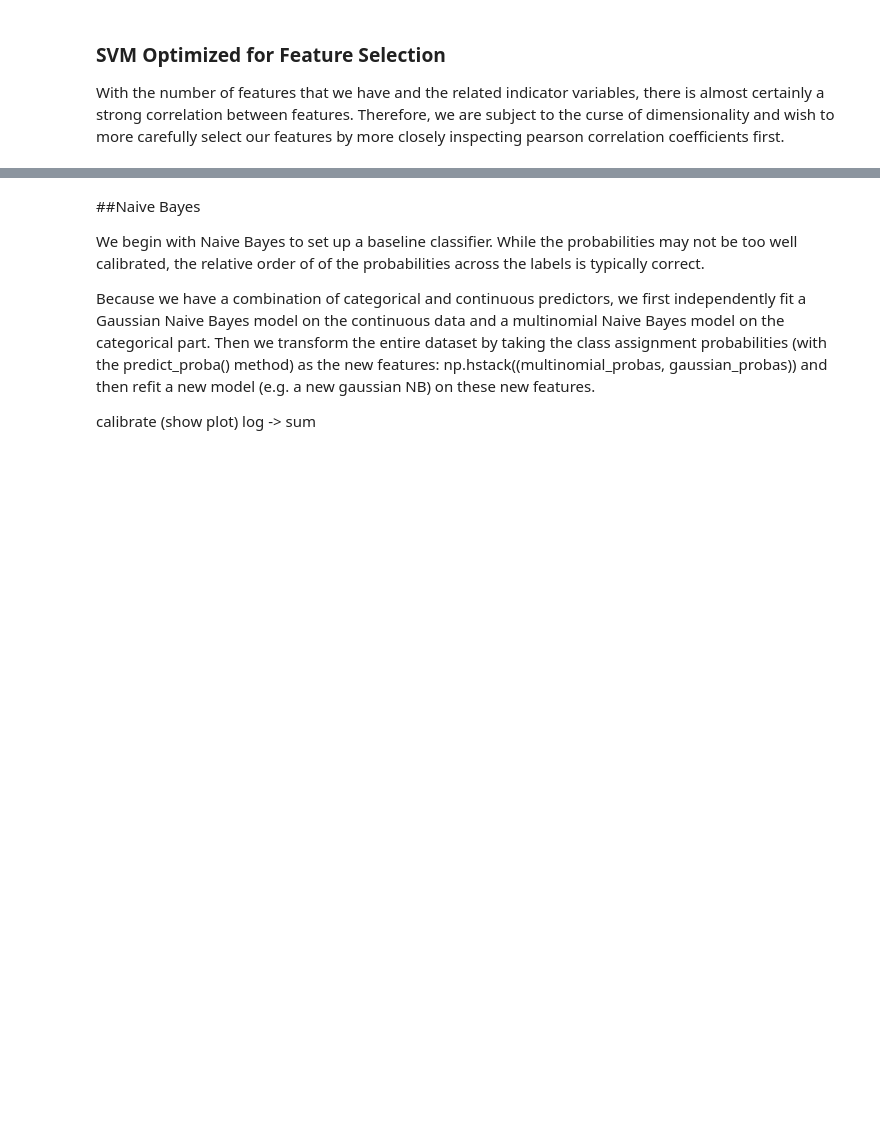
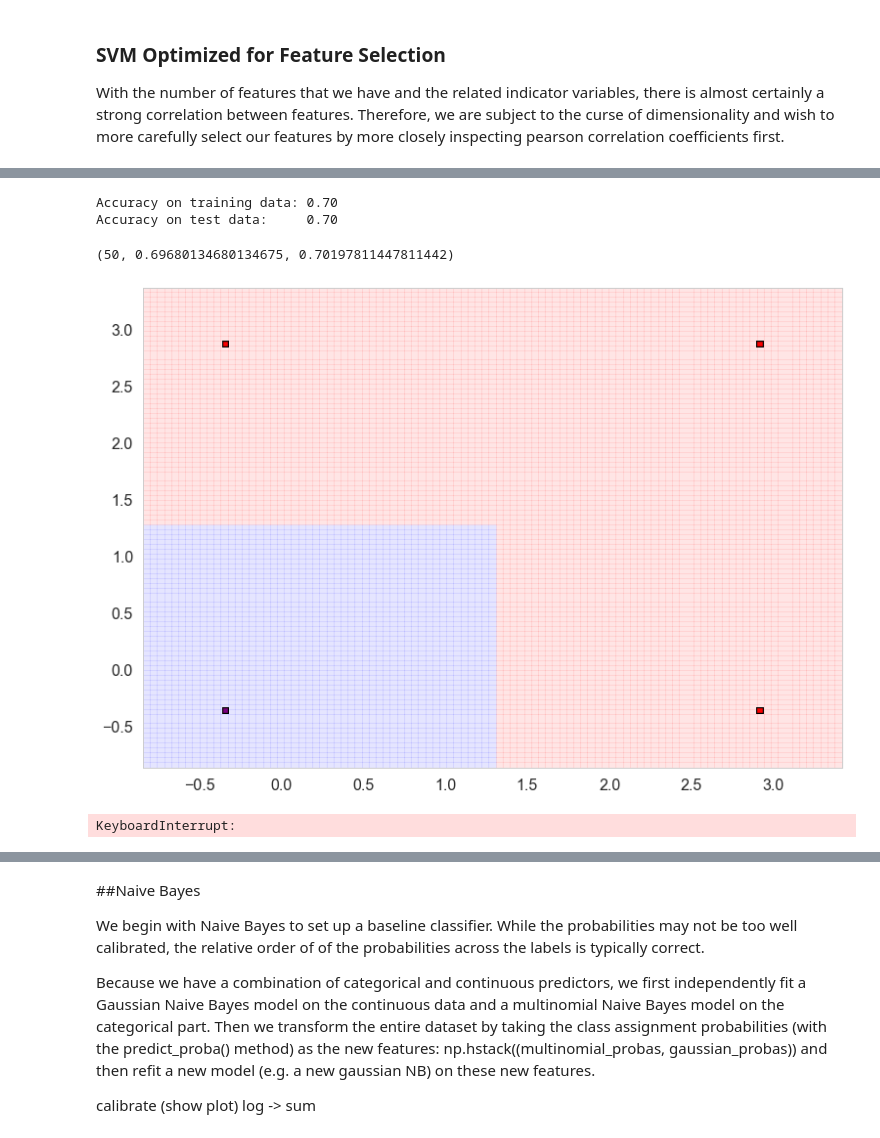
Before and after one commit to lhz1029/WellWatchers, a Jupyter notebook: Data_Exploration_and_Models_Cindy.ipynb, the cells around one changed output, grey strips where cells are left out. Saved outputs shown, nothing was run; the diff lists cells and outputs as text; code cells hidden in the pictures; blank space fills up the shorter version.

```diff
--- a/Data_Exploration_and_Models_Cindy.ipynb
+++ b/Data_Exploration_and_Models_Cindy.ipynb
@@ -469,0 +753,20 @@ With the number of features that we have and the related indicator variables, th
+# %%
+classify(Xs2,ys,50,plotit=True)#run this a few times
+# %% [output]
+Accuracy on training data: 0.70
+Accuracy on test data:     0.70
+(50, 0.69680134680134675, 0.70197811447811442)
+[figure, added]
+# %%
+fits={}
+for k in np.arange(1,45,5):
+    fits[k]=[]
+    for i in range(200):
+        fits[k].append(classify(Xs, ys,k, result=False, plotit=False))
+nbrs=np.arange(1,45,1)
+fmeanstr = np.array([1.-np.mean([t[1] for t in fits[e]]) for e in nbrs])
+fmeanste = np.array([1.-np.mean([t[2] for t in fits[e]]) for e in nbrs])
+fstdsstr = np.array([np.std([t[1] for t in fits[e]]) for e in nbrs])
+fstdsste = np.array([np.std([t[2] for t in fits[e]]) for e in nbrs])
+# %% [output]
+KeyboardInterrupt:
```
Also changed, not shown: parts of 47 cells of this notebook.
